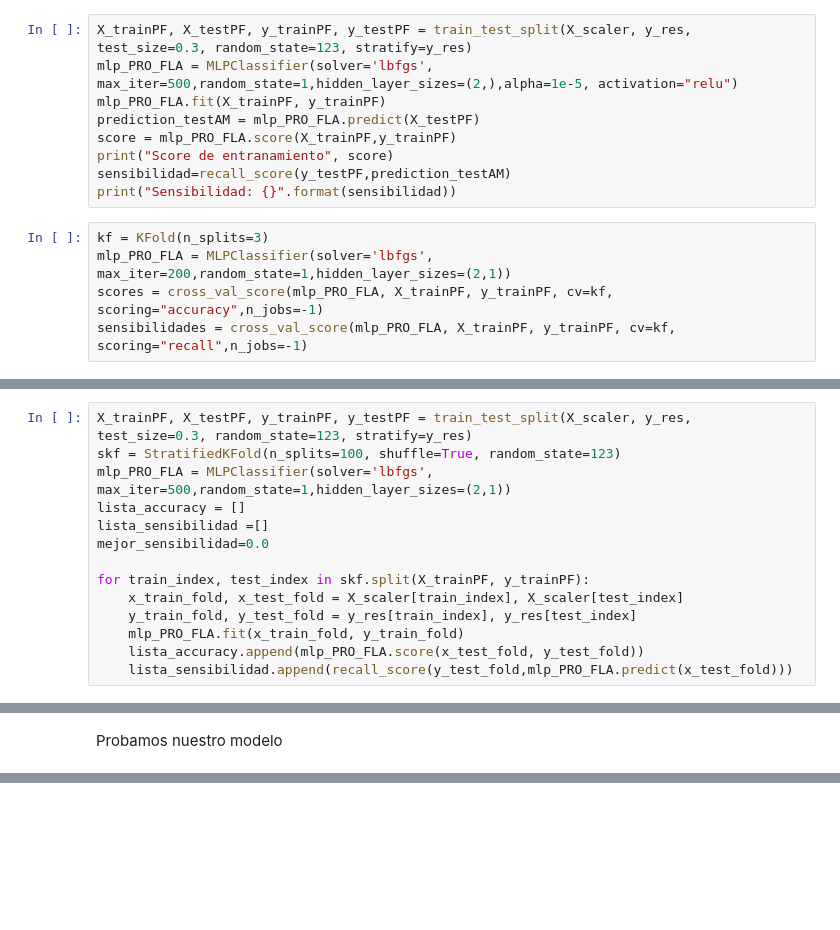
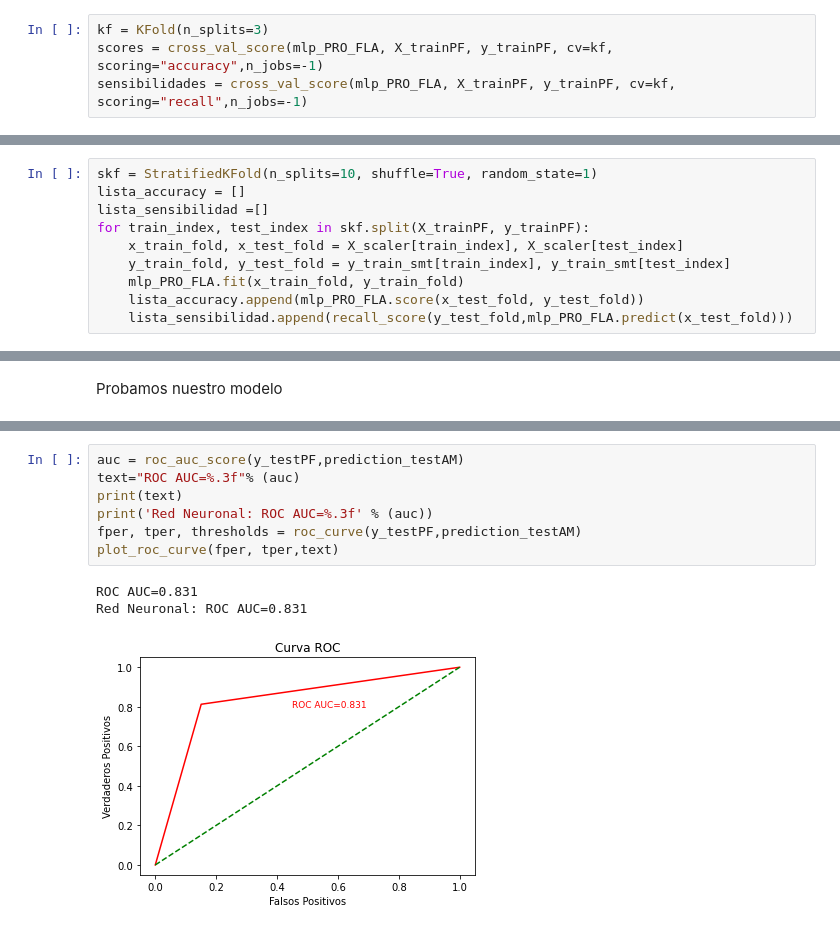
Before and after one commit to leonardo-91/sistemas-inteligentes, a Jupyter notebook: Proyecto_Final_Sistemas_Inteligentes.ipynb, the cells around one changed output, grey strips where cells are left out. Drawn from its saved outputs; the diff is of its cells as text; blank space fills up the shorter version.

```diff
--- a/Proyecto_Final_Sistemas_Inteligentes.ipynb
+++ b/Proyecto_Final_Sistemas_Inteligentes.ipynb
@@ -1299,18 +1706,8 @@ print("Sensibilidad: {}".format(sensibilidad))
 # %%
 from sklearn.model_selection import cross_val_score
 from sklearn.model_selection import KFold
-# %%
-X_trainPF, X_testPF, y_trainPF, y_testPF = train_test_split(X_scaler, y_res, test_size=0.3, random_state=123, stratify=y_res)
-mlp_PRO_FLA = MLPClassifier(solver='lbfgs', max_iter=500,random_state=1,hidden_layer_sizes=(2,),alpha=1e-5, activation="relu")
-mlp_PRO_FLA.fit(X_trainPF, y_trainPF)
-prediction_testAM = mlp_PRO_FLA.predict(X_testPF)
-score = mlp_PRO_FLA.score(X_trainPF,y_trainPF)
-print("Score de entranamiento", score)
-sensibilidad=recall_score(y_testPF,prediction_testAM)
-print("Sensibilidad: {}".format(sensibilidad))
 # %%
 kf = KFold(n_splits=3)
-mlp_PRO_FLA = MLPClassifier(solver='lbfgs', max_iter=200,random_state=1,hidden_layer_sizes=(2,1))
 scores = cross_val_score(mlp_PRO_FLA, X_trainPF, y_trainPF, cv=kf, scoring="accuracy",n_jobs=-1)
 sensibilidades = cross_val_score(mlp_PRO_FLA, X_trainPF, y_trainPF, cv=kf, scoring="recall",n_jobs=-1)
 # %%
@@ -1353,14 +1757,10 @@ X_res.shape
 # %%
-X_trainPF, X_testPF, y_trainPF, y_testPF = train_test_split(X_scaler, y_res, test_size=0.3, random_state=123, stratify=y_res)
-skf = StratifiedKFold(n_splits=100, shuffle=True, random_state=123)
-mlp_PRO_FLA = MLPClassifier(solver='lbfgs', max_iter=500,random_state=1,hidden_layer_sizes=(2,1))
+skf = StratifiedKFold(n_splits=10, shuffle=True, random_state=1)
 lista_accuracy = []
 lista_sensibilidad =[]
-mejor_sensibilidad=0.0
-
 for train_index, test_index in skf.split(X_trainPF, y_trainPF):
     x_train_fold, x_test_fold = X_scaler[train_index], X_scaler[test_index]
-    y_train_fold, y_test_fold = y_res[train_index], y_res[test_index]
+    y_train_fold, y_test_fold = y_train_smt[train_index], y_train_smt[test_index]
     mlp_PRO_FLA.fit(x_train_fold, y_train_fold)
     lista_accuracy.append(mlp_PRO_FLA.score(x_test_fold, y_test_fold))
     lista_sensibilidad.append(recall_score(y_test_fold,mlp_PRO_FLA.predict(x_test_fold)))
@@ -1394,0 +1818,11 @@ print("Sensibilidad: {}".format(sensibilidad))
+# %%
+auc = roc_auc_score(y_testPF,prediction_testAM)
+text="ROC AUC=%.3f"% (auc)
+print(text)
+print('Red Neuronal: ROC AUC=%.3f' % (auc))
+fper, tper, thresholds = roc_curve(y_testPF,prediction_testAM)
+plot_roc_curve(fper, tper,text)
+# %% [output]
+ROC AUC=0.831
+Red Neuronal: ROC AUC=0.831
+[figure, added]
```
Also changed, not shown: parts of 73 cells of this notebook.
